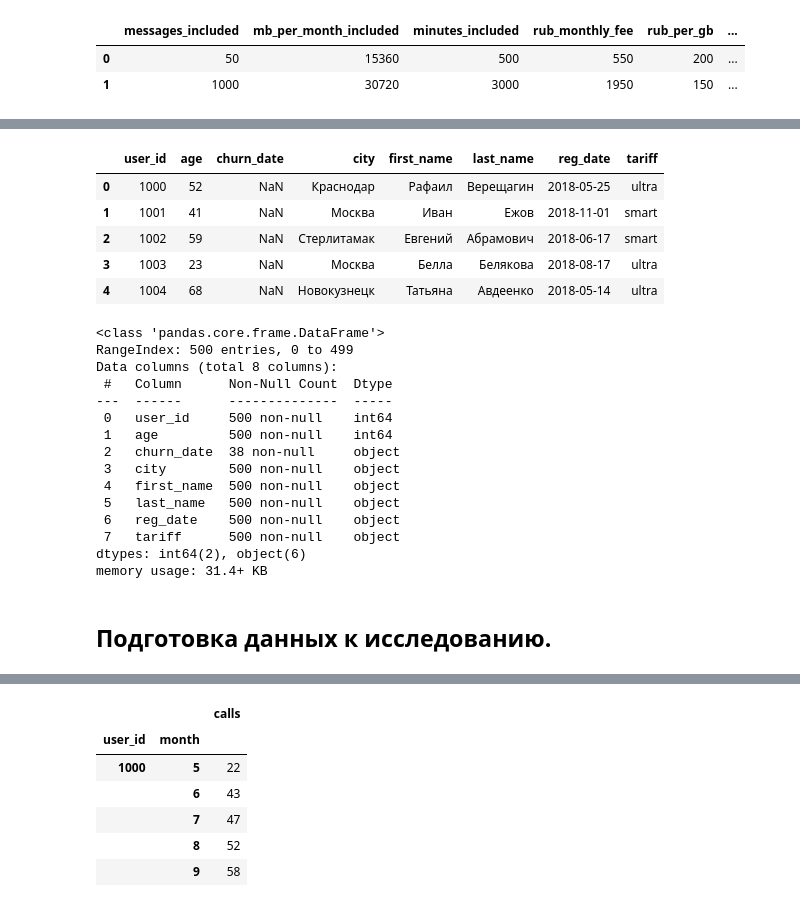
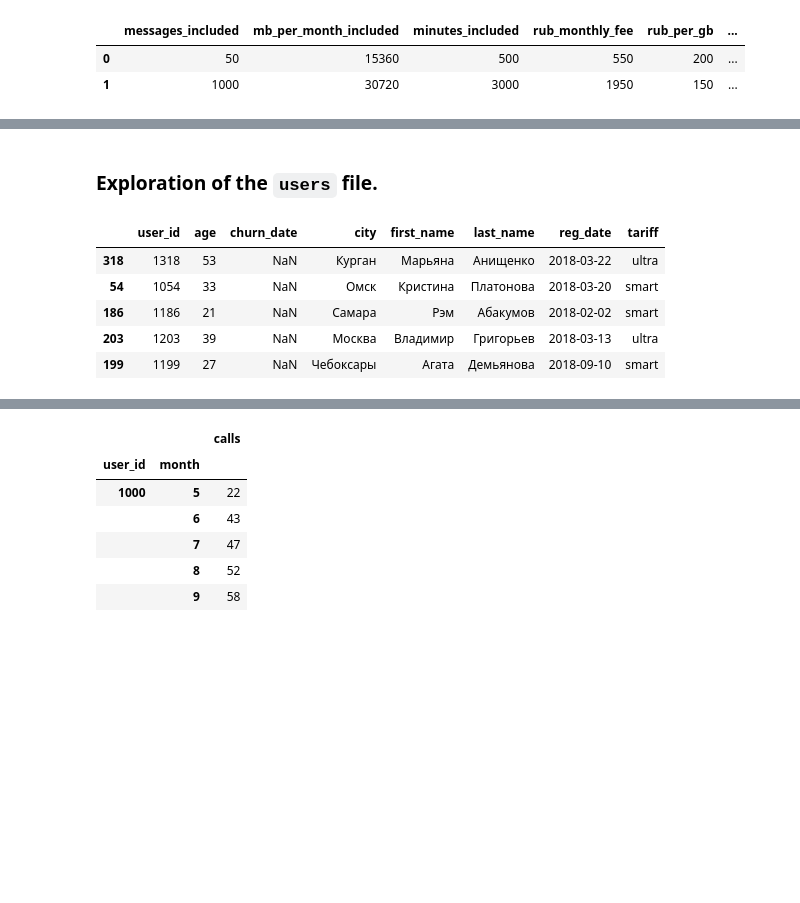
Before and after one commit to avostapenkokz/Portfolio, a Jupyter notebook: TelecomAnalysis/TelecomAnalysis.ipynb, the cells around one changed output, grey strips where cells are left out. Drawn from its saved outputs; the diff is of its cells as text; code cells hidden in the pictures; blank space fills up the shorter version.

```diff
--- a/TelecomAnalysis/TelecomAnalysis.ipynb
+++ b/TelecomAnalysis/TelecomAnalysis.ipynb
@@ -202,33 +202,14 @@ memory usage: 256.0+ bytes
+# %% [markdown]
+### Exploration of the `users` file.
 # %%
 users = pd.read_csv(folder_path + "users.csv")
 # %%
-# Выводим первые 5 строк
-display(users.head())
+# Displaying 5 rows
+display(users.sample(5))
 # %% [output]
 |  | user_id | age | churn_date | city | first_name | last_name | reg_date | tariff |
-| 0 | 1000 | 52 | NaN | Краснодар | Рафаил | Верещагин | 2018-05-25 | ultra |
-| 1 | 1001 | 41 | NaN | Москва | Иван | Ежов | 2018-11-01 | smart |
-| 2 | 1002 | 59 | NaN | Стерлитамак | Евгений | Абрамович | 2018-06-17 | smart |
-| 3 | 1003 | 23 | NaN | Москва | Белла | Белякова | 2018-08-17 | ultra |
-| 4 | 1004 | 68 | NaN | Новокузнецк | Татьяна | Авдеенко | 2018-05-14 | ultra |
+| 318 | 1318 | 53 | NaN | Курган | Марьяна | Анищенко | 2018-03-22 | ultra |
+| 54 | 1054 | 33 | NaN | Омск | Кристина | Платонова | 2018-03-20 | smart |
+| 186 | 1186 | 21 | NaN | Самара | Рэм | Абакумов | 2018-02-02 | smart |
+| 203 | 1203 | 39 | NaN | Москва | Владимир | Григорьев | 2018-03-13 | ultra |
+| 199 | 1199 | 27 | NaN | Чебоксары | Агата | Демьянова | 2018-09-10 | smart |
-# %%
-# Выводим основную информацию для датафрейма с помощью метода `info()`
-users.info()
-# %% [output]
-<class 'pandas.core.frame.DataFrame'>
-RangeIndex: 500 entries, 0 to 499
-Data columns (total 8 columns):
- #   Column      Non-Null Count  Dtype
----  ------      --------------  -----
- 0   user_id     500 non-null    int64
- 1   age         500 non-null    int64
- 2   churn_date  38 non-null     object
- 3   city        500 non-null    object
- 4   first_name  500 non-null    object
- 5   last_name   500 non-null    object
- 6   reg_date    500 non-null    object
- 7   tariff      500 non-null    object
-dtypes: int64(2), object(6)
-memory usage: 31.4+ KB
-# %% [markdown]
-## Подготовка данных к исследованию.
```
Also changed, not shown: parts of 128 cells of this notebook.
